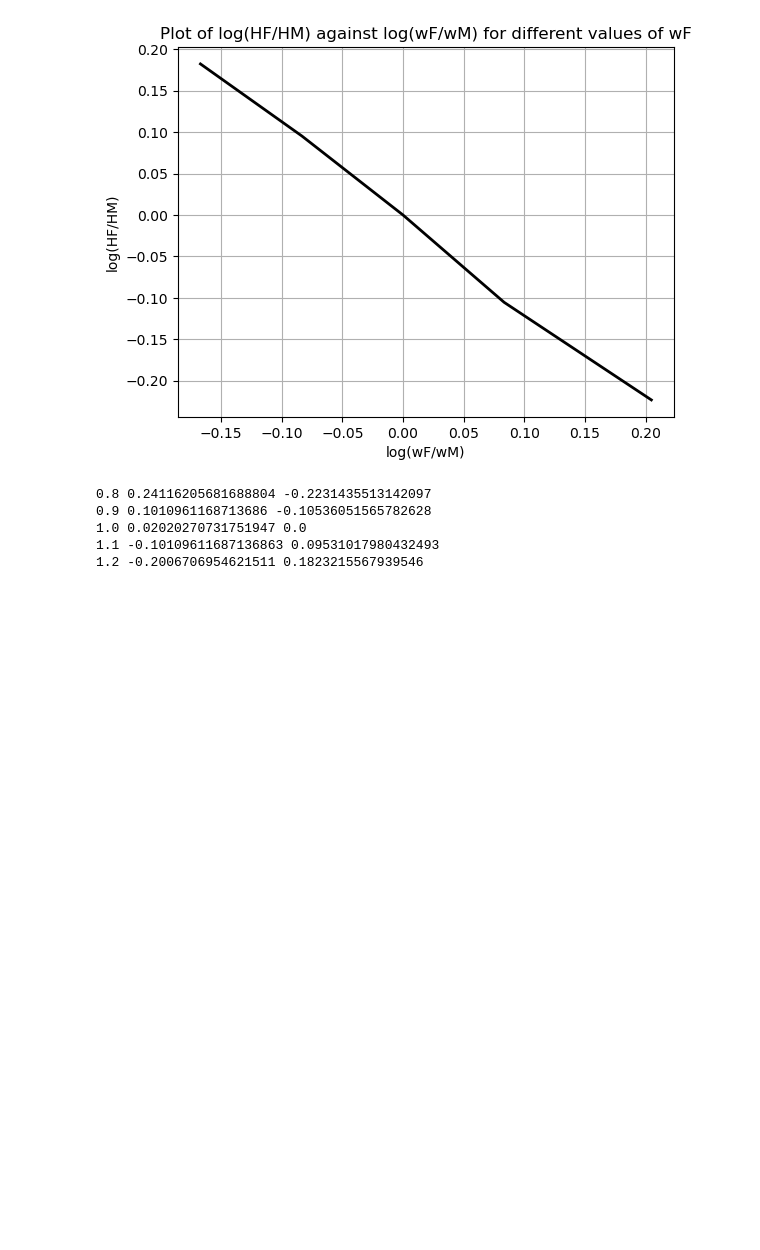
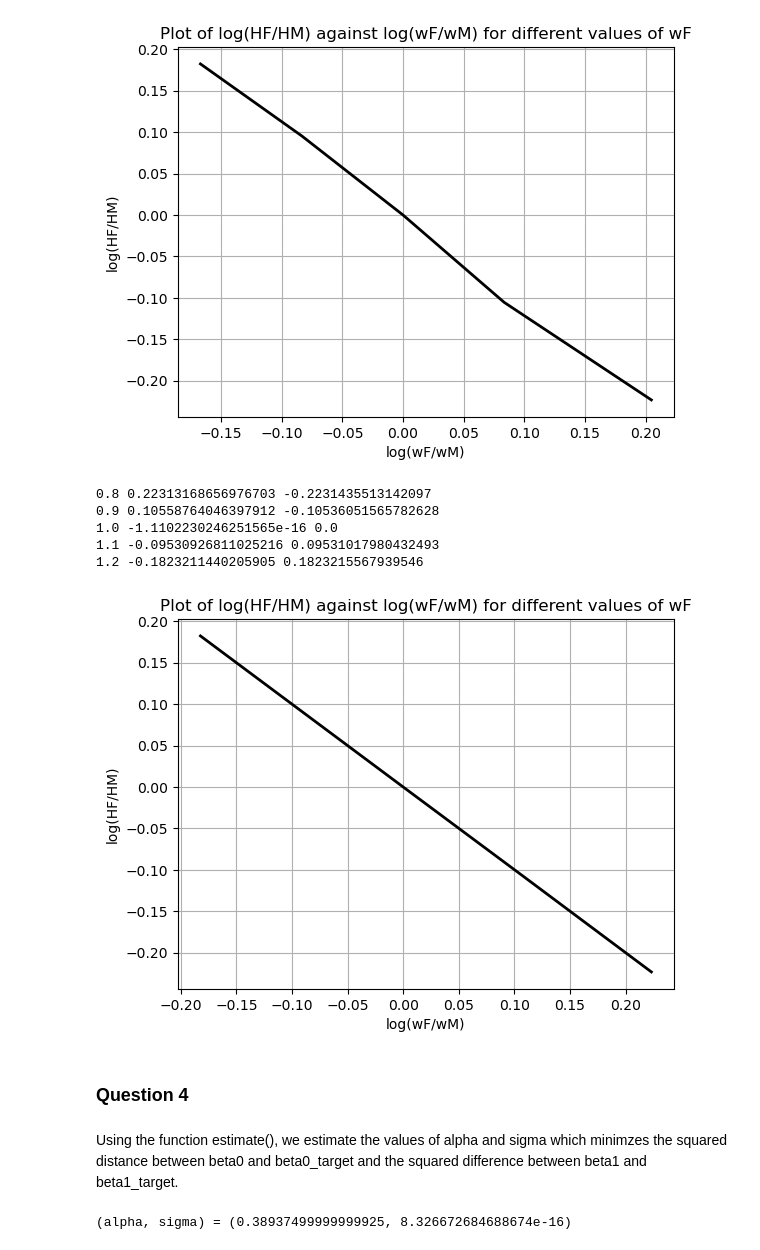
Before and after one commit to NumEconCopenhagen/projects-2023-helene-and-cecilie-class-3, a Jupyter notebook: inauguralproject/Inaugural_project_nb.ipynb, the cells around one changed output. Cells and saved outputs as stored; diff of their text form; code cells hidden in the pictures; blank space fills up the shorter version.

Commit message:
Question 3 and part of 4 added

```diff
--- a/inauguralproject/Inaugural_project_nb.ipynb
+++ b/inauguralproject/Inaugural_project_nb.ipynb
@@ -251,15 +284,39 @@ log_wratio =[]
 
 for wF in model3.par.wF_vec:
     model3.par.wF = wF
-    optimum = model3.solve(False, 100)
+    optimum = model3.solve()
     log_HFM = np.log(optimum.HF/optimum.HM)
     log_Hratio = np.append(log_Hratio, log_HFM)
     log_wF = np.log(wF/model3.par.wM)
     log_wratio = np.append(log_wratio, log_wF)
     print(wF, log_HFM, log_wF)
 # %% [output]
-0.8 0.24116205681688804 -0.2231435513142097
-0.9 0.1010961168713686 -0.10536051565782628
-1.0 0.02020270731751947 0.0
-1.1 -0.10109611687136863 0.09531017980432493
-1.2 -0.2006706954621511 0.1823215567939546
+0.8 0.22313168656976703 -0.2231435513142097
+0.9 0.10558764046397912 -0.10536051565782628
+1.0 -1.1102230246251565e-16 0.0
+1.1 -0.09530926811025216 0.09531017980432493
+1.2 -0.1823211440205905 0.1823215567939546
+# %%
+# create figure
+fig = plt.figure()
+# create plot
+ax = fig.add_subplot(1, 1, 1)
+ax.plot(log_Hratio, log_wratio, color='black', lw=2)
+# alterations to figure
+ax.grid()
+ax.set_xlabel("log(wF/wM)")
+ax.set_ylabel("log(HF/HM)")
+ax.set_title("Plot of log(HF/HM) against log(wF/wM) for different values of wF")
+plt.show()
+# %% [output]
+[figure, added]
+# %% [markdown]
+### Question 4
+# %% [markdown]
+Using the function estimate(), we estimate the values of alpha and sigma which minimzes the squared distance between beta0 and beta0_target and the squared difference between beta1 and beta1_target.
+# %%
+model4 = HouseholdSpecializationModelClass()
+model4.estimate()
+print(f'(alpha, sigma) = {model4.estimate()}')
+# %% [output]
+(alpha, sigma) = (0.38937499999999925, 8.326672684688674e-16)
```
Also changed, not shown: parts of 2 cells of this notebook.
